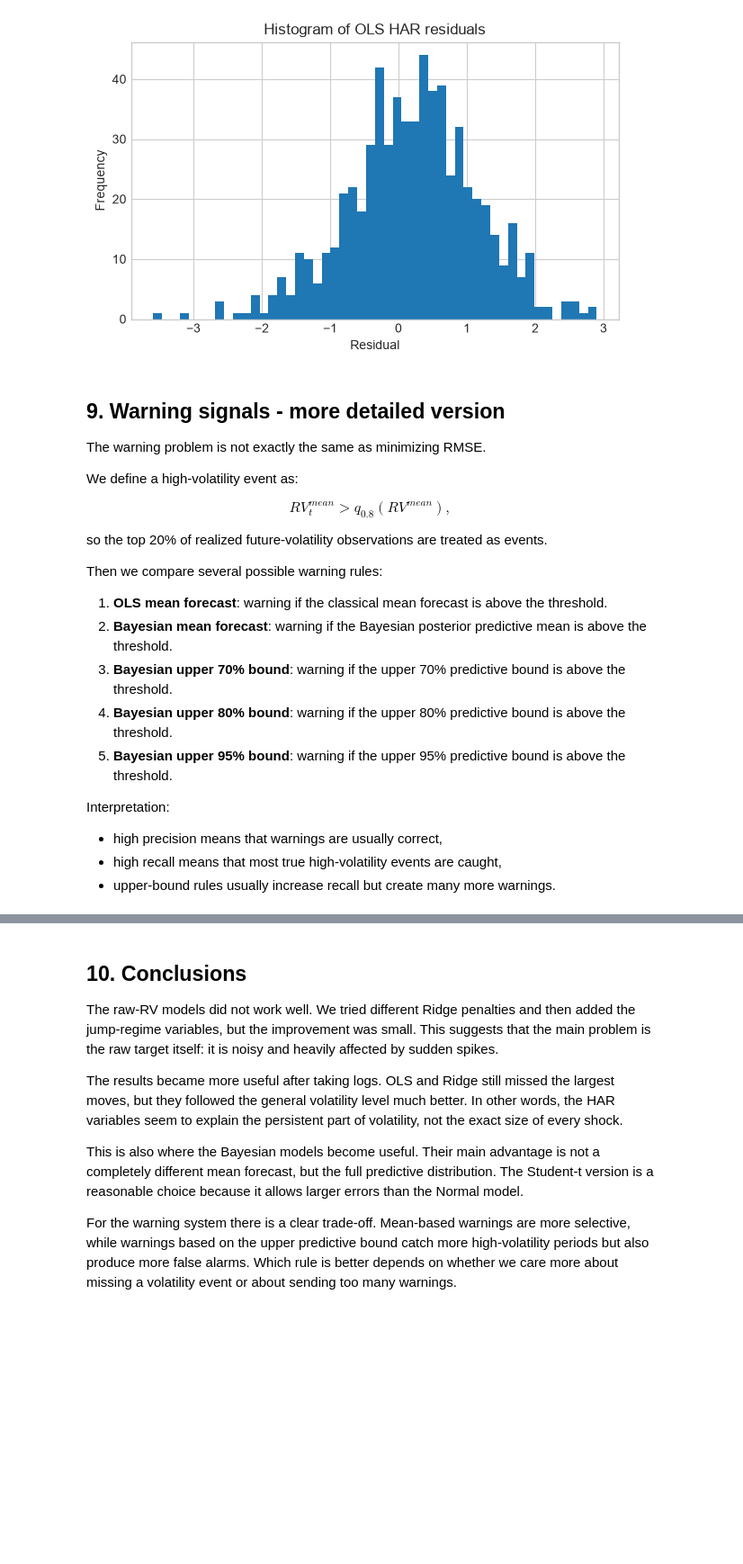
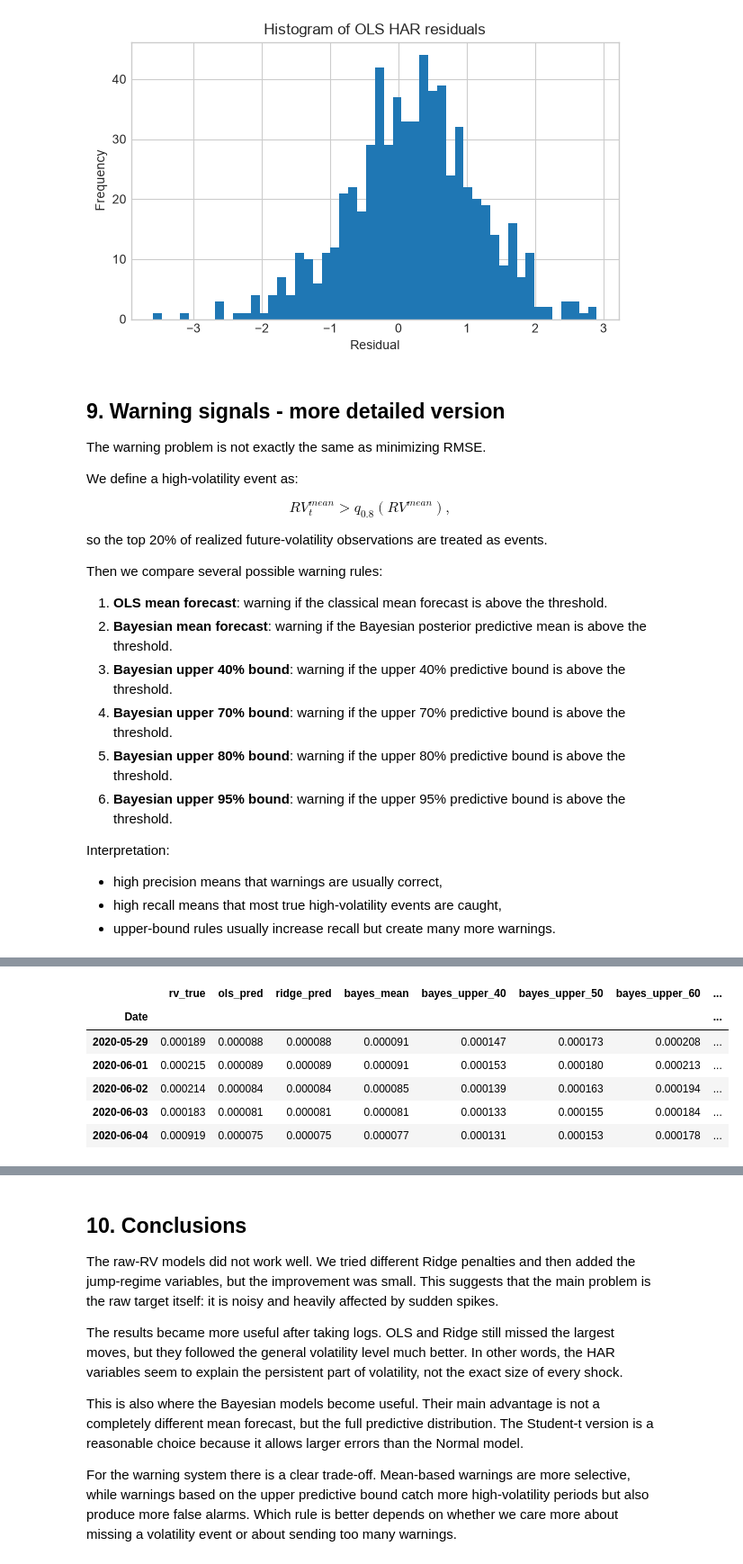
Before and after one commit to GaloisM/Bayesian_Volatility, a Jupyter notebook: bayesian_volatility_clean.ipynb, the cells around one changed output, grey strips where cells are left out. Shown at 90% size. Drawn from its saved outputs; the diff is of its cells as text; code cells hidden in the pictures; blank space fills up the shorter version.

```diff
--- a/bayesian_volatility_clean.ipynb
+++ b/bayesian_volatility_clean.ipynb
@@ -935,9 +965,10 @@ Then we compare several possible warning rules:
 
 1. **OLS mean forecast**: warning if the classical mean forecast is above the threshold.
 2. **Bayesian mean forecast**: warning if the Bayesian posterior predictive mean is above the threshold.
-3. **Bayesian upper 70% bound**: warning if the upper 70% predictive bound is above the threshold.
-4. **Bayesian upper 80% bound**: warning if the upper 80% predictive bound is above the threshold.
-5. **Bayesian upper 95% bound**: warning if the upper 95% predictive bound is above the threshold.
+3. **Bayesian upper 40% bound**: warning if the upper 40% predictive bound is above the threshold.
+4. **Bayesian upper 70% bound**: warning if the upper 70% predictive bound is above the threshold.
+5. **Bayesian upper 80% bound**: warning if the upper 80% predictive bound is above the threshold.
+6. **Bayesian upper 95% bound**: warning if the upper 95% predictive bound is above the threshold.
 
 Interpretation:
 
@@ -951,6 +982,9 @@ signals_df["rv_true"] = rv_true
 signals_df["ols_pred"] = np.exp(y_pred_log_ols)
 signals_df["ridge_pred"] = np.exp(y_pred_log_ridge)
 signals_df["bayes_mean"] = student_intervals["rv_pred_mean"]
+signals_df["bayes_upper_40"] = student_intervals["upper_40_rv"]
+signals_df["bayes_upper_50"] = student_intervals["upper_50_rv"]
+signals_df["bayes_upper_60"] = student_intervals["upper_60_rv"]
 signals_df["bayes_upper_70"] = student_intervals["upper_70_rv"]
 signals_df["bayes_upper_80"] = student_intervals["upper_80_rv"]
 signals_df["bayes_upper_95"] = student_intervals["upper_95_rv"]
@@ -962,8 +996,12 @@ signals_df["high_vol_realized"] = (signals_df["rv_true"] > threshold).astype(int
 signals_df["warning_ols_mean"] = (signals_df["ols_pred"] > threshold).astype(int)
 signals_df["warning_ridge_mean"] = (signals_df["ridge_pred"] > threshold).astype(int)
 signals_df["warning_bayes_mean"] = (signals_df["bayes_mean"] > threshold).astype(int)
+signals_df["warning_bayes_upper_40"] = (signals_df["bayes_upper_40"] > threshold).astype(int)
+signals_df["warning_bayes_upper_50"] = (signals_df["bayes_upper_50"] > threshold).astype(int)
+signals_df["warning_bayes_upper_60"] = (signals_df["bayes_upper_60"] > threshold).astype(int)
 signals_df["warning_bayes_upper_70"] = (signals_df["bayes_upper_70"] > threshold).astype(int)
 signals_df["warning_bayes_upper_80"] = (signals_df["bayes_upper_80"] > threshold).astype(int)
 signals_df["warning_bayes_upper_95"] = (signals_df["bayes_upper_95"] > threshold).astype(int)
 
 signals_df.head()
+# %% [output]
@@ -970,3 +1009,10 @@ signals_df.head()
+|  | rv_true | ols_pred | ridge_pred | bayes_mean | bayes_upper_40 | bayes_upper_50 | bayes_upper_60 | ... |
+| Date |  |  |  |  |  |  |  | ... |
+| 2020-05-29 | 0.000189 | 0.000088 | 0.000088 | 0.000091 | 0.000147 | 0.000173 | 0.000208 | ... |
+| 2020-06-01 | 0.000215 | 0.000089 | 0.000089 | 0.000091 | 0.000153 | 0.000180 | 0.000213 | ... |
+| 2020-06-02 | 0.000214 | 0.000084 | 0.000084 | 0.000085 | 0.000139 | 0.000163 | 0.000194 | ... |
+| 2020-06-03 | 0.000183 | 0.000081 | 0.000081 | 0.000081 | 0.000133 | 0.000155 | 0.000184 | ... |
+| 2020-06-04 | 0.000919 | 0.000075 | 0.000075 | 0.000077 | 0.000131 | 0.000153 | 0.000178 | ... |
 # %%
 def evaluate_warning(name, y_true, y_signal):
     return {
```
Also changed, not shown: parts of 16 cells of this notebook.
